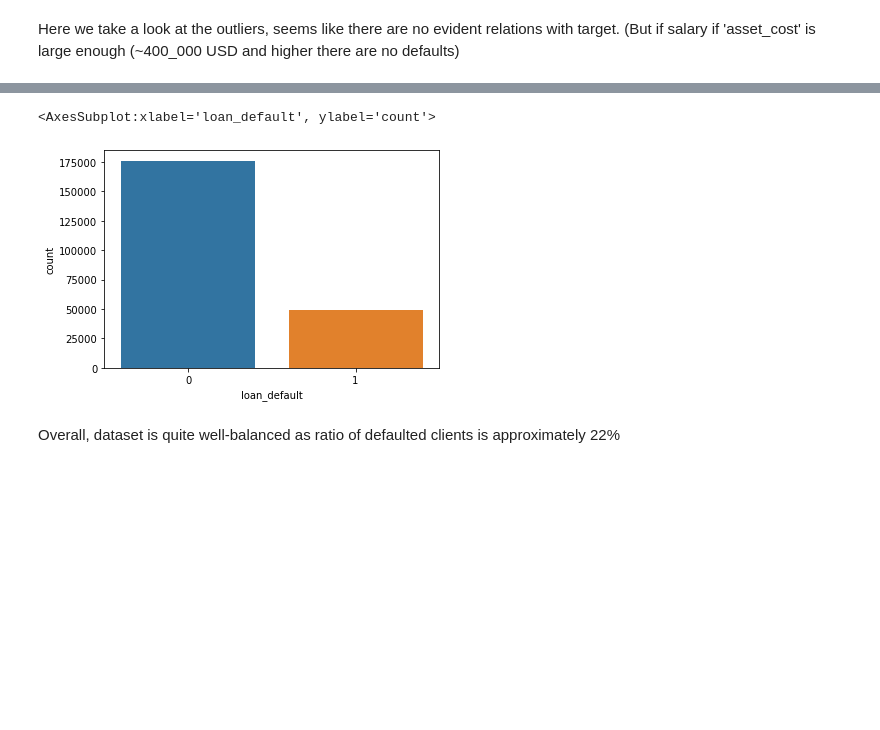
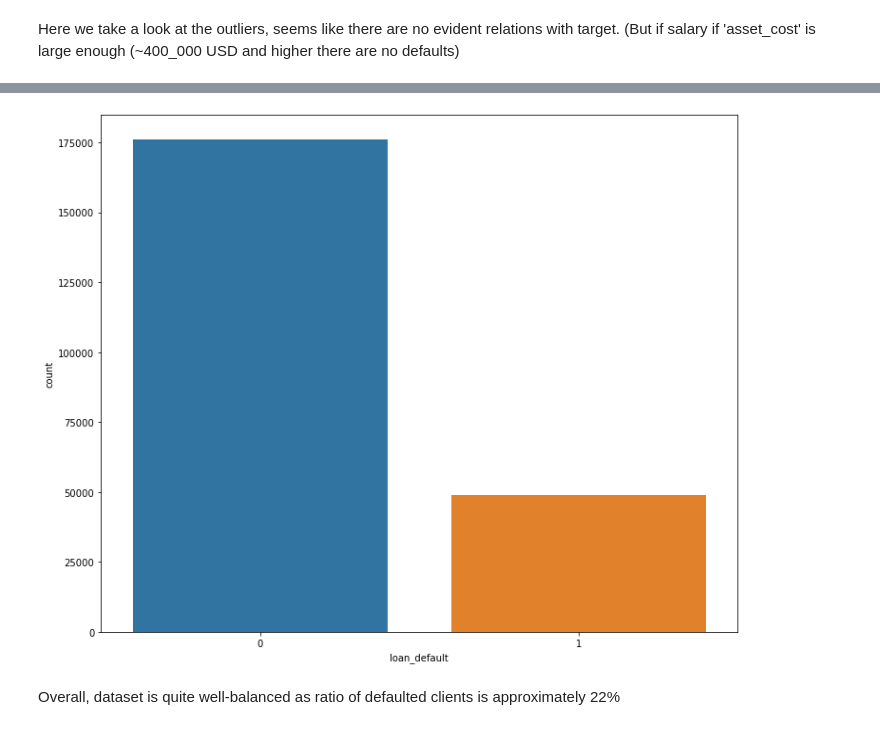
Before and after one commit to notweb-pusher/Scoring, a Jupyter notebook: EDA.ipynb, the cells around one changed output, grey strips where cells are left out. Saved outputs shown, nothing was run; the diff lists cells and outputs as text; code cells hidden in the pictures; blank space fills up the shorter version.

```diff
--- a/EDA.ipynb
+++ b/EDA.ipynb
@@ -69,3 +69,6 @@ df['Employment.Type'].value_counts()
 Self employed    127635
 Salaried          97858
 Name: Employment.Type, dtype: int64
+# %%
+plt.rcParams["figure.figsize"] = (12, 10)
+plt.gcf().set_facecolor('white')
@@ -107,7 +112,6 @@ for ind, col in enumerate(cols_numeric):
 # %%
-sns.countplot(x = target, data = df)
+_ = sns.countplot(x = target, data = df)
 # %% [output]
-<AxesSubplot:xlabel='loan_default', ylabel='count'>
-[figure, old version]
+[figure, new version]
 # %% [markdown]
 Overall, dataset is quite well-balanced as ratio of defaulted clients is approximately 22%
```
Also changed, not shown: parts of 10 cells of this notebook.
